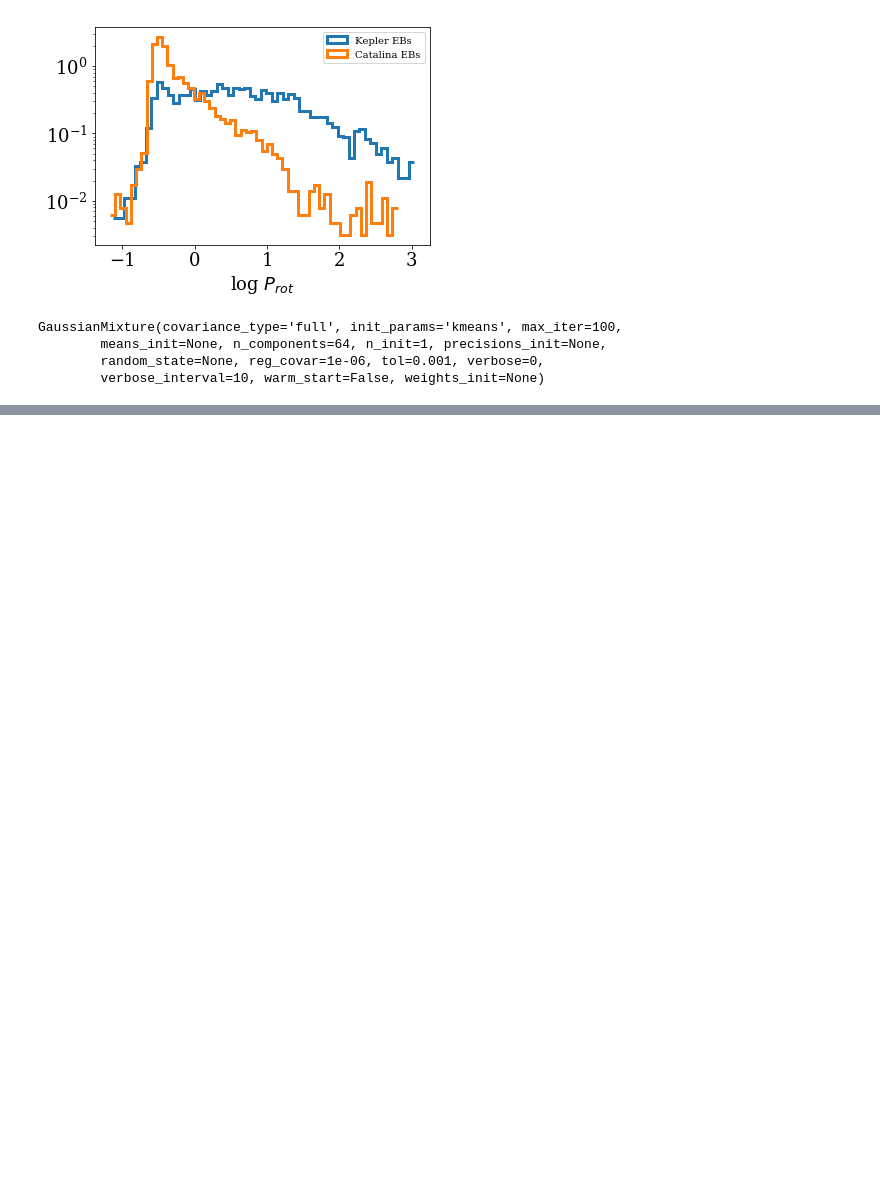
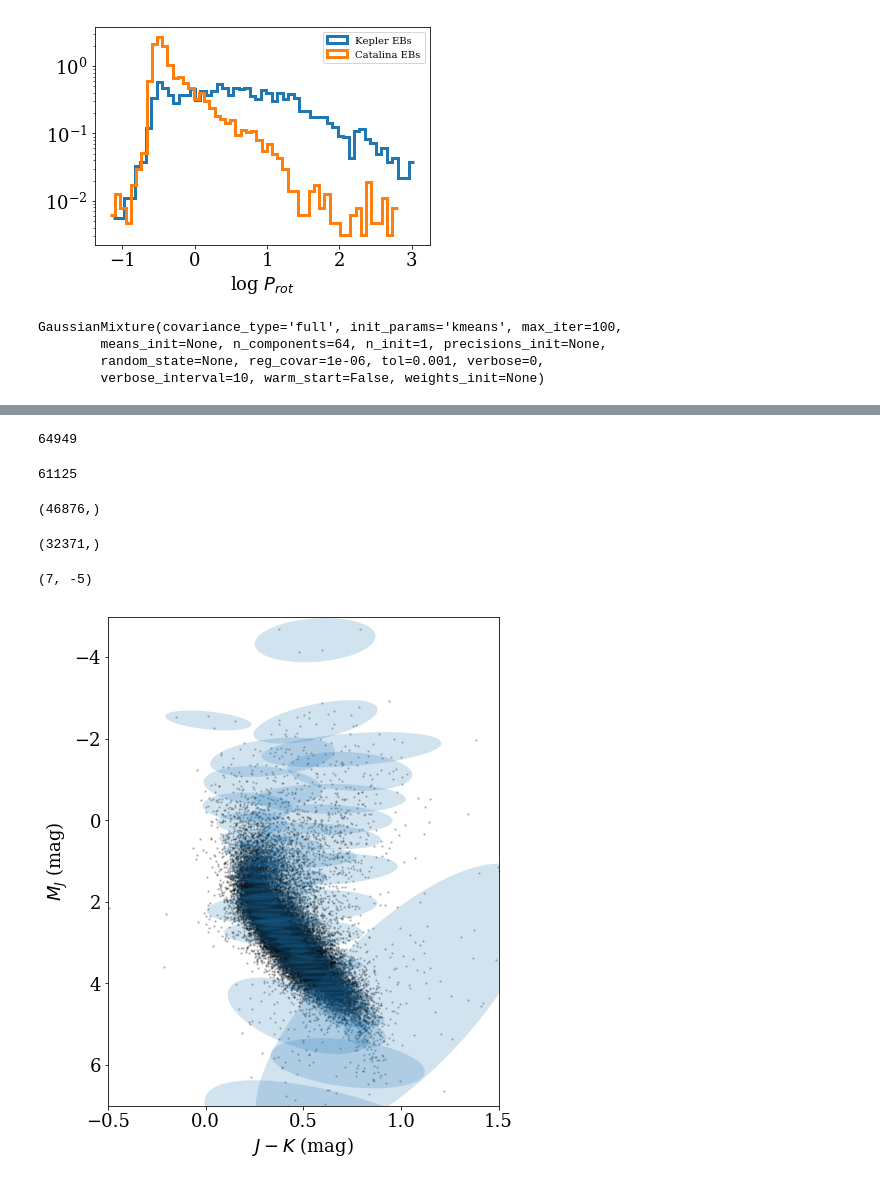
Before and after one commit to jradavenport/EBHRD, a Jupyter notebook: notebooks/explore.ipynb, the cells around one changed output, grey strips where cells are left out. Saved outputs shown, nothing was run; the diff lists cells and outputs as text; code cells hidden in the pictures; blank space fills up the shorter version.

```diff
--- a/notebooks/explore.ipynb
+++ b/notebooks/explore.ipynb
@@ -284,0 +395,3 @@ plt.ylim(15,-5)
+# %%
+asas = pd.read_csv('asassn-catalog.csv')
+asas.columns
@@ -284,0 +409,70 @@ plt.ylim(15,-5)
+# %%
+sum((asas['Type'] == 'EA') | (asas['Type'] == 'EB') | (asas['Type'] == 'EW'))
+# %% [output]
+64949
+# %%
+sum(asas['Classification Probability'] < .5)
+# %% [output]
+61125
+# %%
+okA = np.where((asas['Mean VMag'] < 16) &
+               (asas['Jmag'] - cata['Kmag'] > -0.5) &
+               (asas['Jmag'] - cata['Kmag'] < 2) &
+               (asas['Classification Probability'] > 0.9) &
+               (asas['Type'] == 'EA') | (asas['Type'] == 'EB') | (asas['Type'] == 'EW'))[0]
+okA.shape # this is most of the true EBs
+# %% [output]
+(46876,)
+# %%
+AokA = np.where((asas['Parallax Error'][okA]/asas['Parallax'][okA] < 0.1) &
+                np.isfinite(asas['Jmag'][okA]) &
+                np.isfinite(asas['Kmag'][okA]) &
+                (asas['Jmag'][okA] - asas['Kmag'][okA] > -0.5) &
+                (asas['Jmag'][okA] - asas['Kmag'][okA] < 2) &
+                (asas['Parallax'][okA] > 0) &
+                np.isfinite(asas['Parallax'][okA]))[0]
+print(AokA.shape)
+# %% [output]
+(32371,)
+# %%
+plt.figure(figsize=(7,9))
+cmap = plt.cm.Spectral
+
+
+# concatenate the two datasets into the final training set
+X_train = np.vstack([asas['Jmag'][okA[AokA]] - asas['Kmag'][okA[AokA]],
+                     (asas['Jmag'][okA[AokA]] - 5. * np.log10(1000./asas['Parallax'][okA[AokA]].values) + 5)]).T
+
+# fit a Gaussian Mixture Model with two components
+clf = mixture.GaussianMixture(n_components=64, covariance_type='full')
+clf.fit(X_train)
+
+# x = np.linspace(-1., 4., 128)
+# y = np.linspace(-5., 15., 128)
+# X, Y = np.meshgrid(x, y)
+# XX = np.array([X.ravel(), Y.ravel()]).T
+# Z = -clf.score_samples(XX)
+# Z = Z.reshape(X.shape)
+
+# CS = plt.contour(X, Y, Z, norm=LogNorm(vmin=1.0, vmax=1000.0),
+#                  levels=np.logspace(0, 3, 22), cmap=cmap)
+
+for i in range(clf.n_components):
+        draw_ellipse(clf.means_[i], clf.covariances_[i], scales=[2], alpha=0.2)
+
+
+plt.scatter(asas['Jmag'][okA[AokA]] - asas['Kmag'][okA[AokA]],
+            asas['Jmag'][okA[AokA]] - 5. * np.log10(1000./asas['Parallax'][okA[AokA]].values) + 5,
+            alpha=0.2, s=2, c='k')
+
+# plt.scatter(cata['Jmag'][okC]-cata['Kmag'][okC],
+#             cata['Jmag'][okC] - 5. * np.log10(cata['rest'].values[okC]) + 5,
+#             alpha=0.2, s=2)
+
+plt.ylabel('$M_J$ (mag)')
+plt.xlabel('$J-K$ (mag)')
+plt.xlim(-0.5,1.5)
+plt.ylim(7,-5)
+# %% [output]
+(7, -5)
+[figure, added]
```
Also changed, not shown: parts of 26 cells of this notebook.
